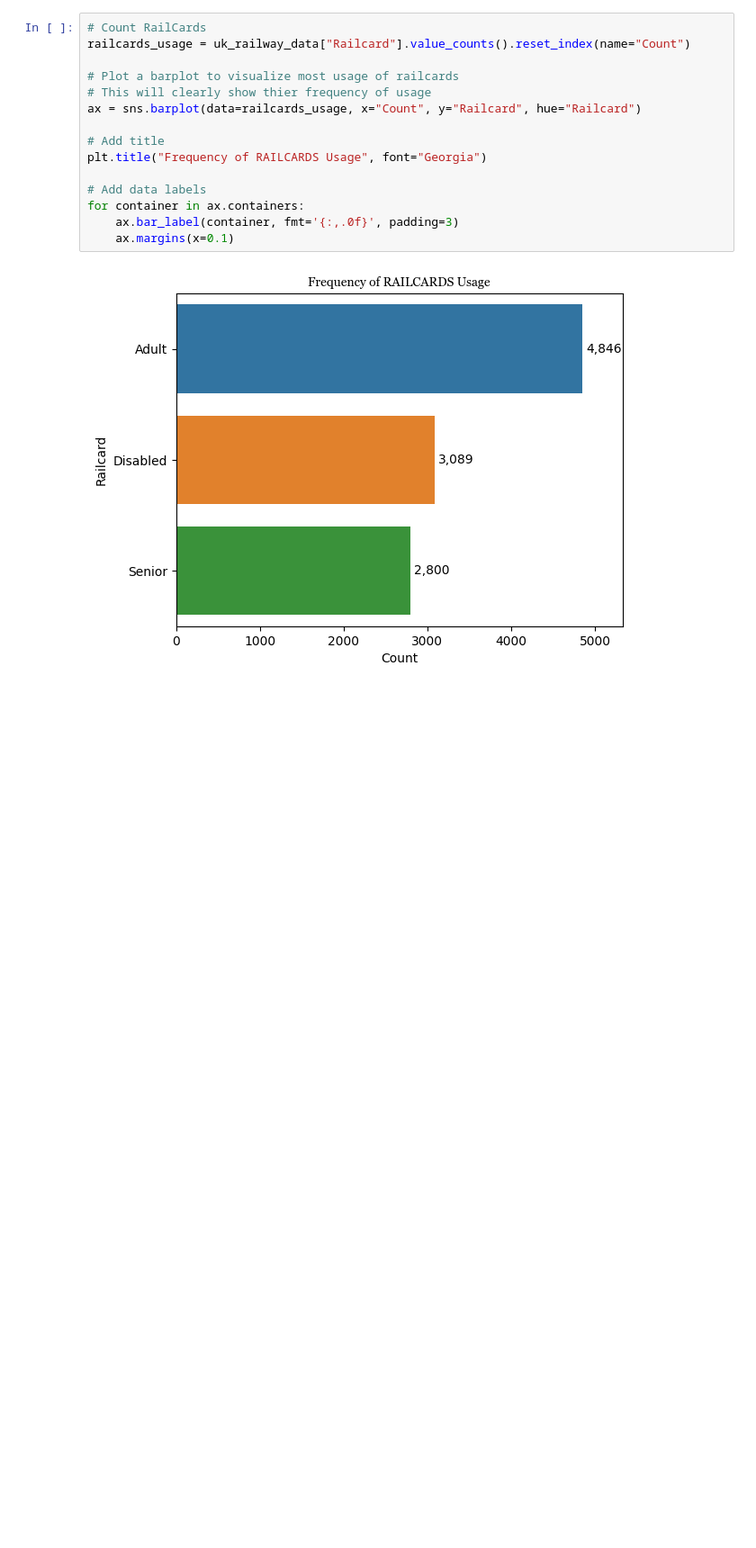
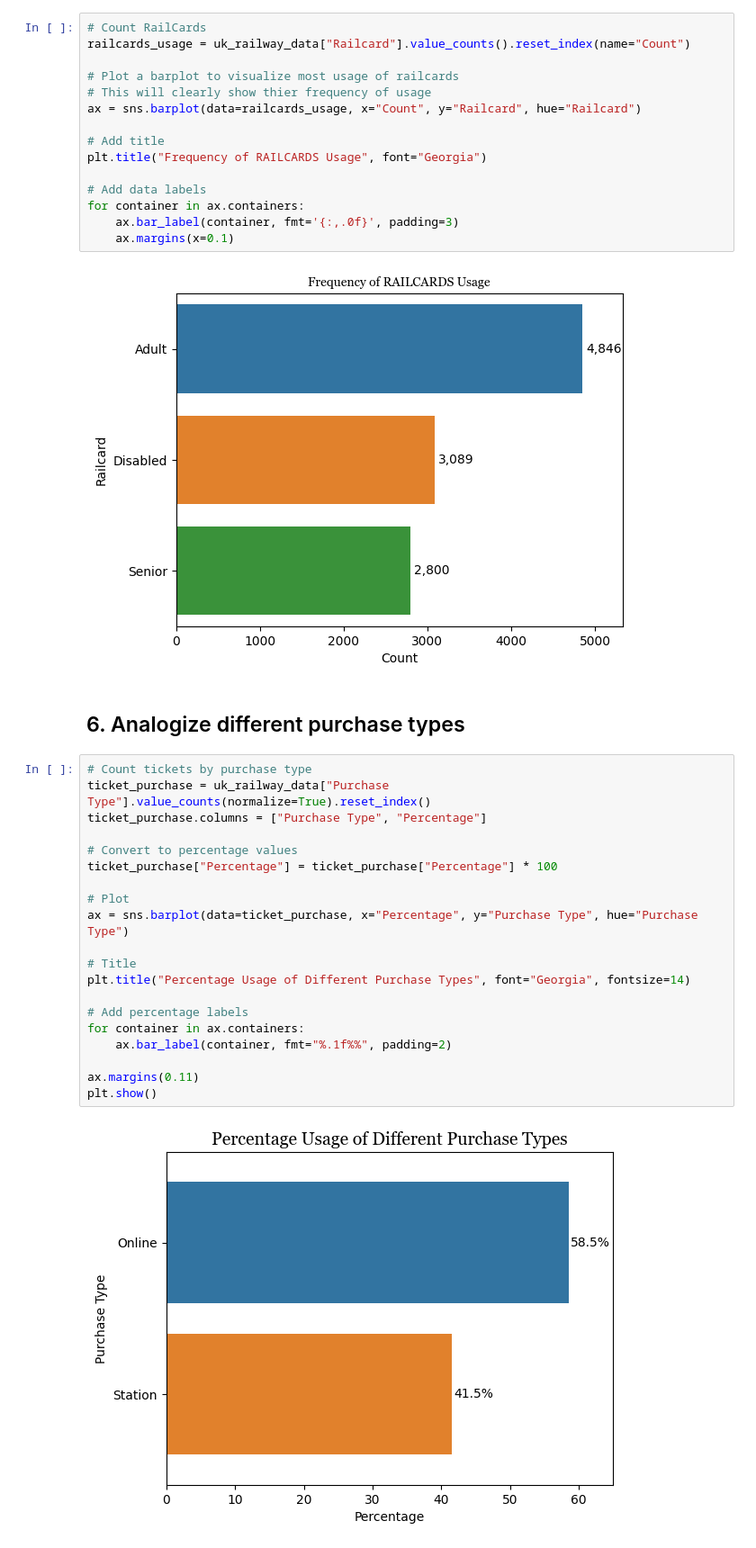
Before and after one commit to murithidenisgitobu/UK-Railway-Data-Analysis-Project, a Jupyter notebook: Jupyter Notebook/uk_railway.ipynb, the cells around one changed output. Shown at 90% size. Drawn from its saved outputs; the diff is of its cells as text; blank space fills up the shorter version.

```diff
--- a/Jupyter Notebook/uk_railway.ipynb
+++ b/Jupyter Notebook/uk_railway.ipynb
@@ -397,3 +397,27 @@ for container in ax.containers:
     ax.margins(x=0.1)
 # %% [output]
 [figure]
+# %% [markdown]
+## 6. Analogize different purchase types
+# %%
+# Count tickets by purchase type
+ticket_purchase = uk_railway_data["Purchase Type"].value_counts(normalize=True).reset_index()
+ticket_purchase.columns = ["Purchase Type", "Percentage"]
+
+# Convert to percentage values
+ticket_purchase["Percentage"] = ticket_purchase["Percentage"] * 100
+
+# Plot
+ax = sns.barplot(data=ticket_purchase, x="Percentage", y="Purchase Type", hue="Purchase Type")
+
+# Title
+plt.title("Percentage Usage of Different Purchase Types", font="Georgia", fontsize=14)
+
+# Add percentage labels
+for container in ax.containers:
+    ax.bar_label(container, fmt="%.1f%%", padding=2)
+
+ax.margins(0.11)
+plt.show()
+# %% [output]
+[figure, added]
```
Also changed, not shown: parts of 2 cells of this notebook.
